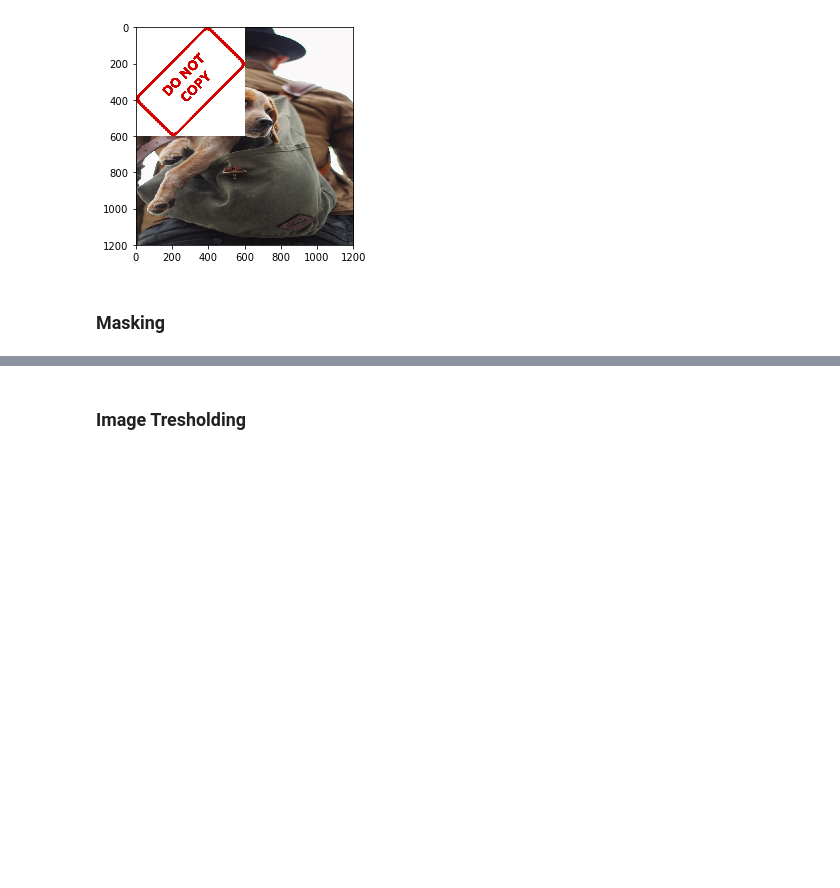
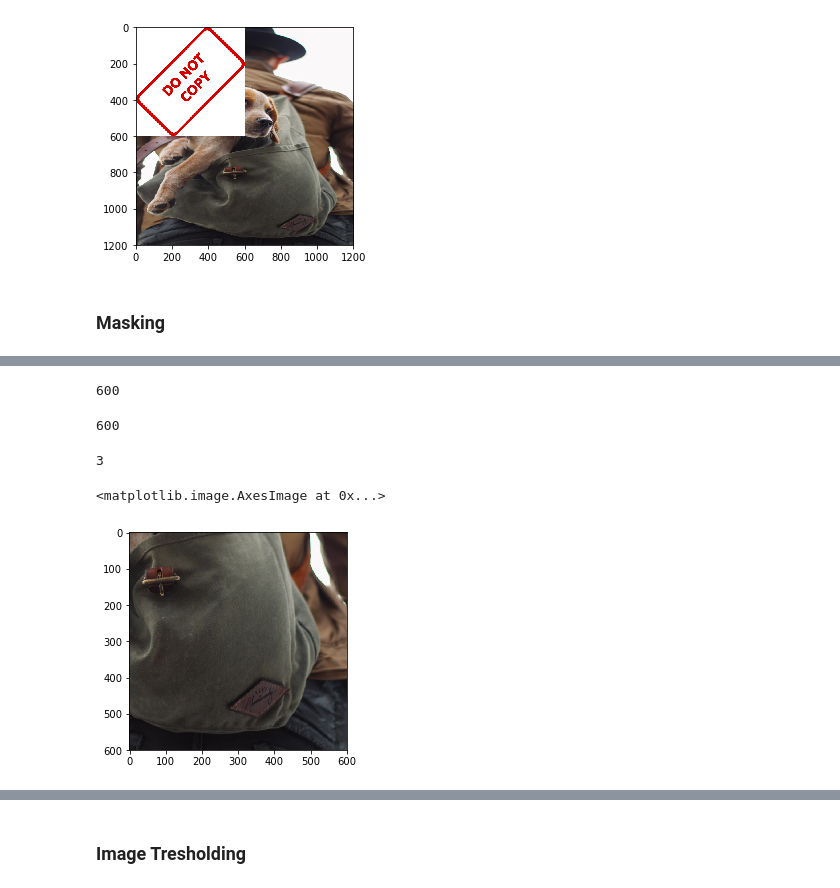
Before and after one commit to novojitdas/Computer-Vision, a Jupyter notebook: 04_image_processing.ipynb, the cells around one changed output, grey strips where cells are left out. Saved outputs shown, nothing was run; the diff lists cells and outputs as text; code cells hidden in the pictures; blank space fills up the shorter version.

```diff
--- a/04_image_processing.ipynb
+++ b/04_image_processing.ipynb
@@ -133,0 +159,7 @@ plt.imshow(large_img)
+# %%
+# offset calculation
+# x_res- img_res
+# y_res - img_res (here res = resolution)
+
+x_offset = 934 - 600
+y_offset = 1401 - 600
@@ -133,0 +169,20 @@ plt.imshow(large_img)
+# %%
+#checking
+rows
+# %% [output]
+600
+# %%
+cols
+# %% [output]
+600
+# %%
+channels
+# %% [output]
+3
+# %%
+#taking roi from img 1 (bottom right corner)
+roi = img1[y_offset:1401,x_offset:934]
+plt.imshow(roi)
+# %% [output]
+<matplotlib.image.AxesImage at 0x...>
+[figure, added]
```
Also changed, not shown: parts of 23 cells of this notebook.
